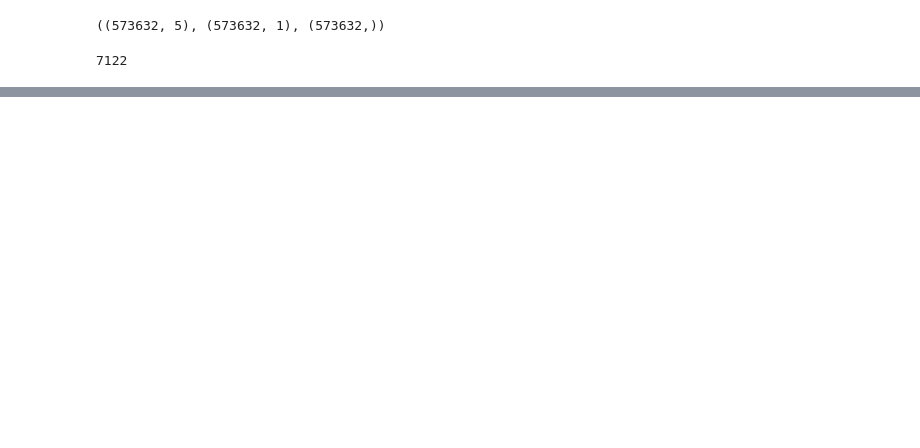
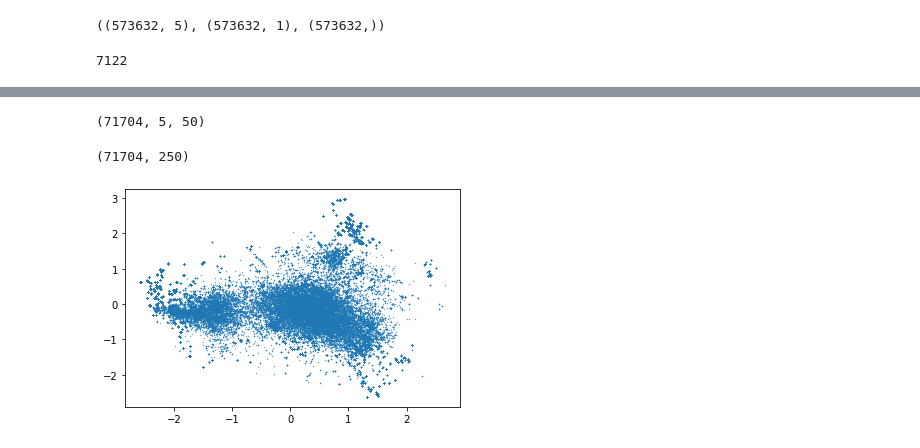
Before and after one commit to mdavis29/DataScience101, a Jupyter notebook: idc10_embedding.ipynb, the cells around one changed output, grey strips where cells are left out. Cells and saved outputs as stored; diff of their text form; code cells hidden in the pictures; blank space fills up the shorter version.

```diff
--- a/idc10_embedding.ipynb
+++ b/idc10_embedding.ipynb
@@ -180,4 +186,4 @@ Non-trainable params: 0
 __________________________________________________________________________________________________
 # %%
-model.fit([x, context], labels)
+model.fit([x, context], labels, batch_size=256, epochs=5, callbacks=[esm ])
 # %% [output]
@@ -186,0 +201,7 @@ Epoch 1/1
+# %%
+emb_input = Input(shape=(input_len, ), dtype='int32')
+emb_layer = model.get_layer('embx')(emb_input )
+emb_model = Model(inputs=emb_input, outputs=emb_layer)
+
+seqs = s.text_to_seq(docs)
+seqs[1:10]
@@ -186,0 +218,21 @@ Epoch 1/1
+# %%
+vects = emb_model.predict(seqs)
+vects.shape
+# %% [output]
+(71704, 5, 50)
+# %%
+vecs_reshape = np.reshape(vects, (vects.shape[0], -1))
+vecs_reshape.shape
+# %% [output]
+(71704, 250)
+# %%
+from sklearn.decomposition import PCA
+import matplotlib.pyplot as plt
+p = PCA(2).fit(vecs_reshape)
+comps = p.transform(vecs_reshape)
+xx = comps[:, 0]
+yy = comps[:, 1]
+plt.scatter(xx, yy,s=.1)
+plt.show()
+# %% [output]
+[figure, added]
```
Also changed, not shown: parts of 7 cells of this notebook.
